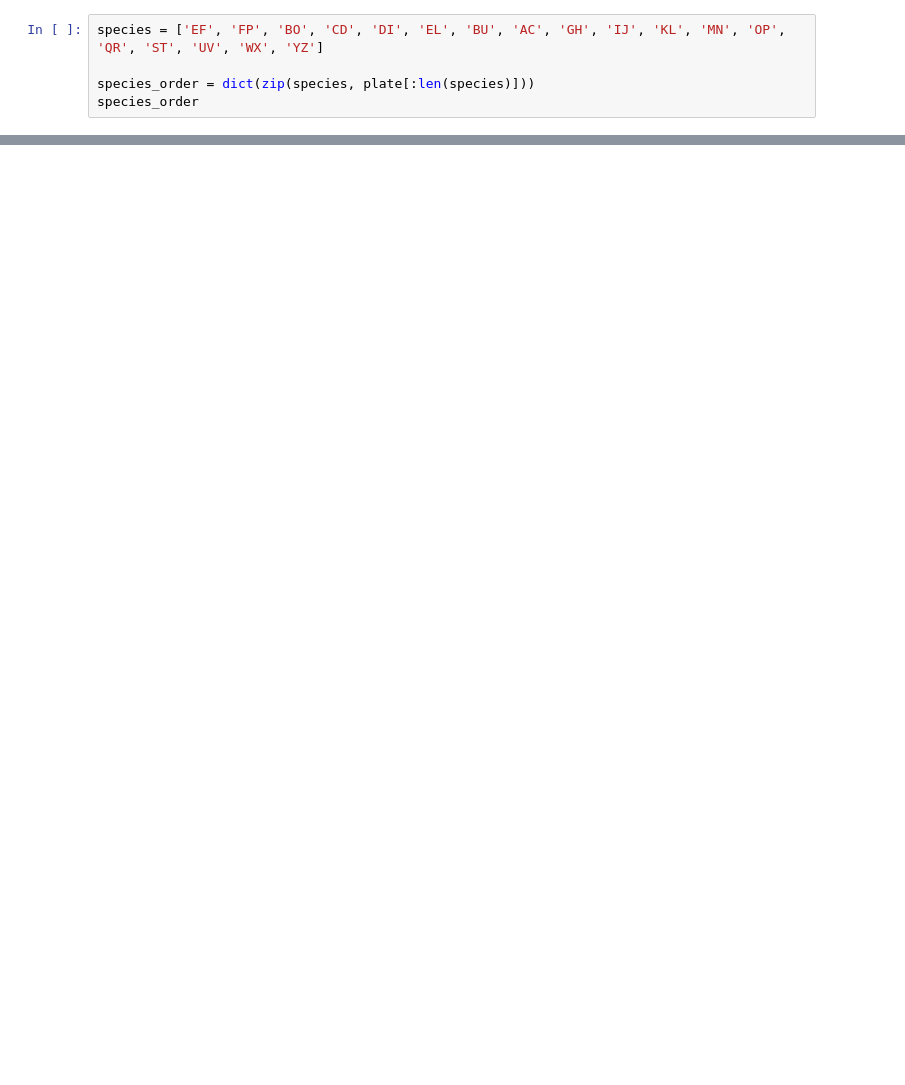
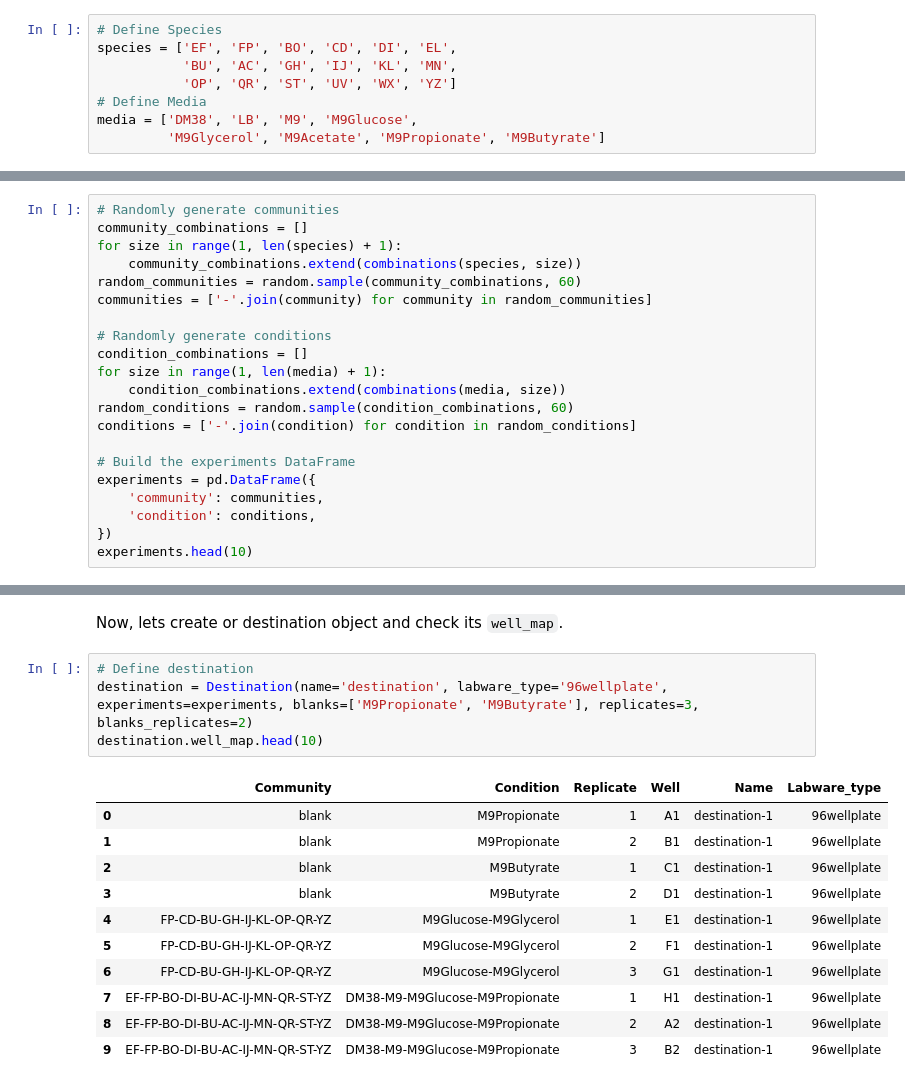
Before and after one commit to alejandrocs98/hamilton-manual, a Jupyter notebook: _build/jupyter_execute/inoculation.ipynb, the cells around one changed output, grey strips where cells are left out. Saved outputs shown, nothing was run; the diff lists cells and outputs as text; blank space fills up the shorter version.

```diff
--- a/_build/jupyter_execute/inoculation.ipynb
+++ b/_build/jupyter_execute/inoculation.ipynb
@@ -25,5 +32,8 @@ total_volume = 100
 # %%
-species = ['EF', 'FP', 'BO', 'CD', 'DI', 'EL', 'BU', 'AC', 'GH', 'IJ', 'KL', 'MN', 'OP', 'QR', 'ST', 'UV', 'WX', 'YZ']
-
-species_order = dict(zip(species, plate[:len(species)]))
-species_order
+# Define Species
+species = ['EF', 'FP', 'BO', 'CD', 'DI', 'EL',
+           'BU', 'AC', 'GH', 'IJ', 'KL', 'MN',
+           'OP', 'QR', 'ST', 'UV', 'WX', 'YZ']
+# Define Media
+media = ['DM38', 'LB', 'M9', 'M9Glucose',
+         'M9Glycerol', 'M9Acetate', 'M9Propionate', 'M9Butyrate']
@@ -130,0 +87,21 @@ worklist_df.head(10)
+# %%
+# Randomly generate communities
+community_combinations = []
+for size in range(1, len(species) + 1):
+    community_combinations.extend(combinations(species, size))
+random_communities = random.sample(community_combinations, 60)
+communities = ['-'.join(community) for community in random_communities]
+
+# Randomly generate conditions
+condition_combinations = []
+for size in range(1, len(media) + 1):
+    condition_combinations.extend(combinations(media, size))
+random_conditions = random.sample(condition_combinations, 60)
+conditions = ['-'.join(condition) for condition in random_conditions]
+
+# Build the experiments DataFrame
+experiments = pd.DataFrame({
+    'community': communities,
+    'condition': conditions,
+})
+experiments.head(10)
@@ -130,0 +120,18 @@ worklist_df.head(10)
+# %% [markdown]
+Now, lets create or destination object and check its `well_map`.
+# %%
+# Define destination
+destination = Destination(name='destination', labware_type='96wellplate', experiments=experiments, blanks=['M9Propionate', 'M9Butyrate'], replicates=3, blanks_replicates=2)
+destination.well_map.head(10)
+# %% [output]
+|  | Community | Condition | Replicate | Well | Name | Labware_type |
+| 0 | blank | M9Propionate | 1 | A1 | destination-1 | 96wellplate |
+| 1 | blank | M9Propionate | 2 | B1 | destination-1 | 96wellplate |
+| 2 | blank | M9Butyrate | 1 | C1 | destination-1 | 96wellplate |
+| 3 | blank | M9Butyrate | 2 | D1 | destination-1 | 96wellplate |
+| 4 | FP-CD-BU-GH-IJ-KL-OP-QR-YZ | M9Glucose-M9Glycerol | 1 | E1 | destination-1 | 96wellplate |
+| 5 | FP-CD-BU-GH-IJ-KL-OP-QR-YZ | M9Glucose-M9Glycerol | 2 | F1 | destination-1 | 96wellplate |
+| 6 | FP-CD-BU-GH-IJ-KL-OP-QR-YZ | M9Glucose-M9Glycerol | 3 | G1 | destination-1 | 96wellplate |
+| 7 | EF-FP-BO-DI-BU-AC-IJ-MN-QR-ST-YZ | DM38-M9-M9Glucose-M9Propionate | 1 | H1 | destination-1 | 96wellplate |
+| 8 | EF-FP-BO-DI-BU-AC-IJ-MN-QR-ST-YZ | DM38-M9-M9Glucose-M9Propionate | 2 | A2 | destination-1 | 96wellplate |
+| 9 | EF-FP-BO-DI-BU-AC-IJ-MN-QR-ST-YZ | DM38-M9-M9Glucose-M9Propionate | 3 | B2 | destination-1 | 96wellplate |
```
Also changed, not shown: parts of 32 cells of this notebook, 31 other files.
